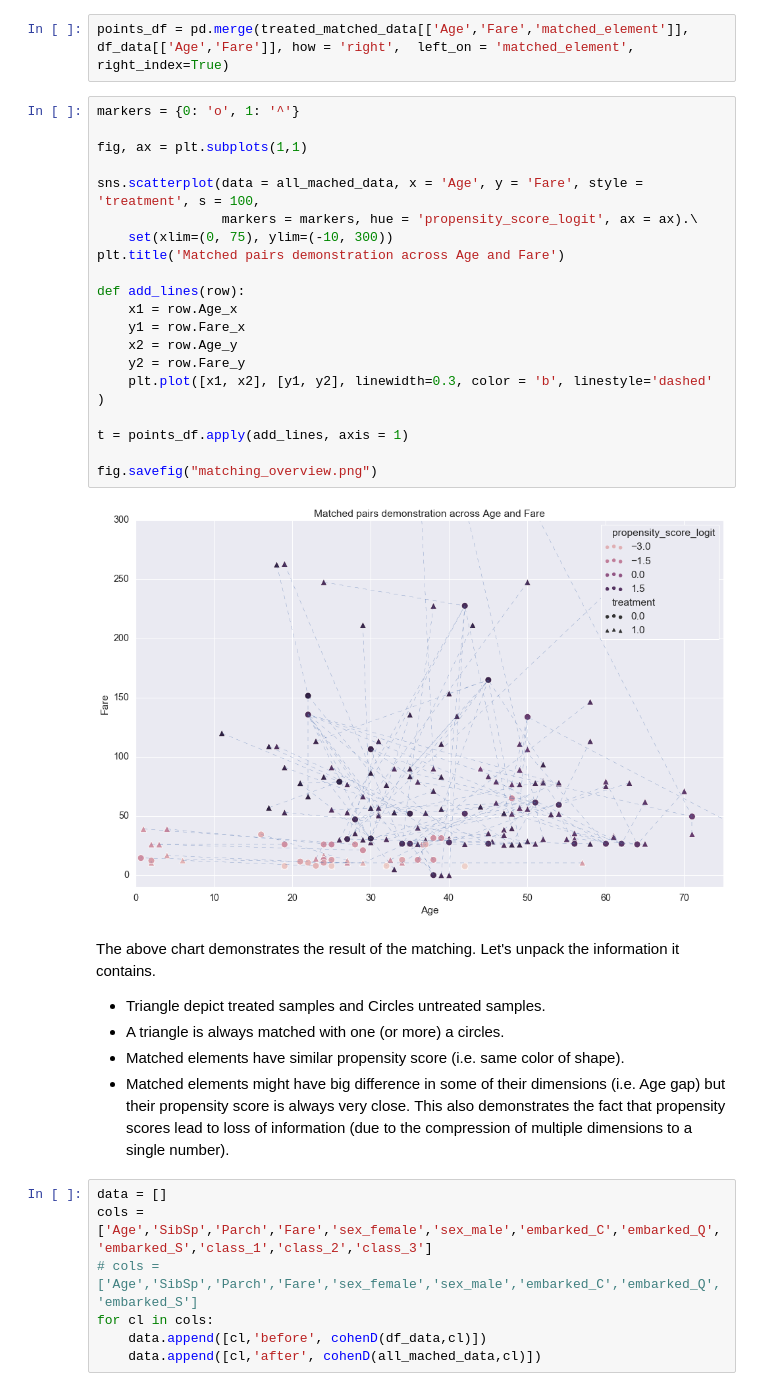
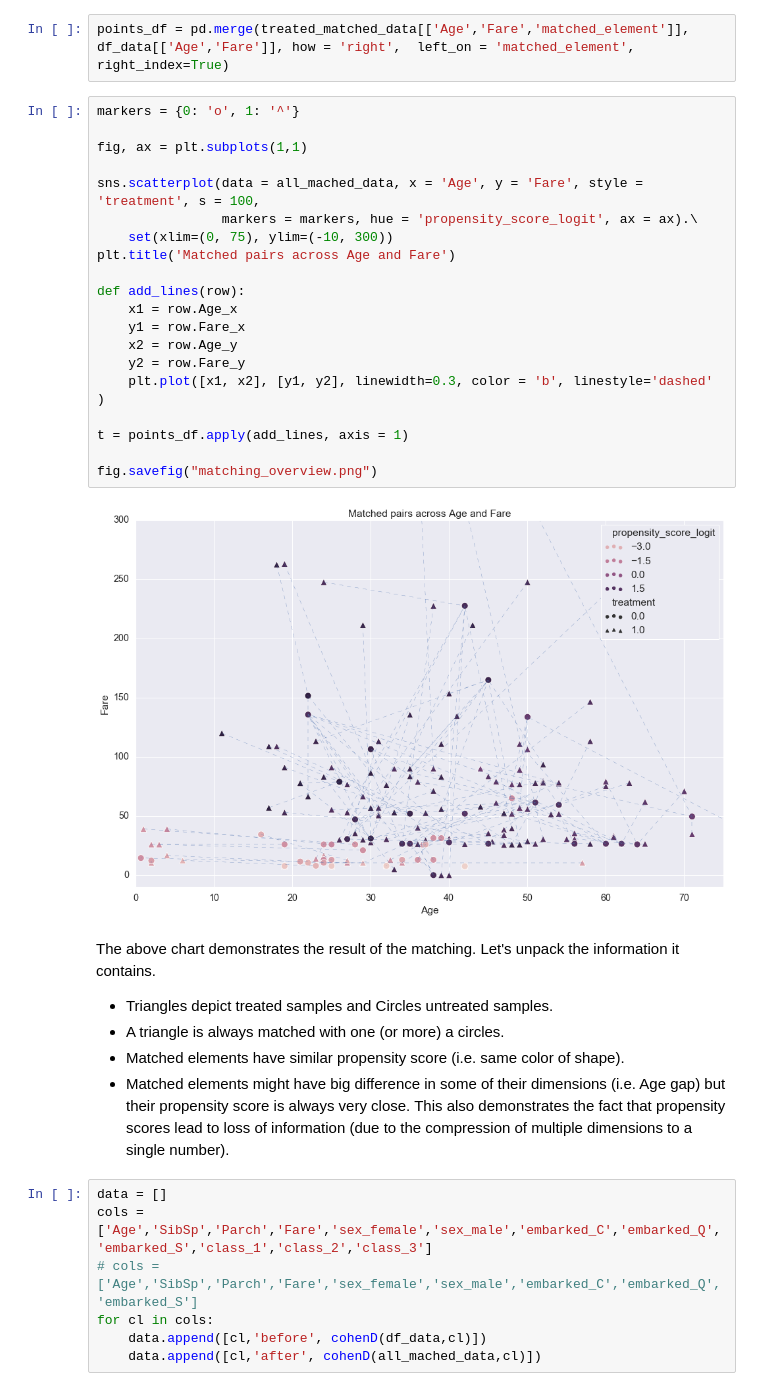
Before and after one commit to konosp/propensity-score-matching, a Jupyter notebook: propensity_score_matching_v2.ipynb, the cells around one changed output. Drawn from its saved outputs; the diff is of its cells as text.

```diff
--- a/propensity_score_matching_v2.ipynb
+++ b/propensity_score_matching_v2.ipynb
@@ -288,28 +304,28 @@ points_df = pd.merge(treated_matched_data[['Age','Fare','matched_element']], df_
 # %%
 markers = {0: 'o', 1: '^'}
 
 fig, ax = plt.subplots(1,1)
 
 sns.scatterplot(data = all_mached_data, x = 'Age', y = 'Fare', style = 'treatment', s = 100,
                 markers = markers, hue = 'propensity_score_logit', ax = ax).\
     set(xlim=(0, 75), ylim=(-10, 300))
-plt.title('Matched pairs demonstration across Age and Fare')
+plt.title('Matched pairs across Age and Fare')
 
 def add_lines(row):
     x1 = row.Age_x
     y1 = row.Fare_x
     x2 = row.Age_y
     y2 = row.Fare_y
     plt.plot([x1, x2], [y1, y2], linewidth=0.3, color = 'b', linestyle='dashed' )
 
 t = points_df.apply(add_lines, axis = 1)
 
 fig.savefig("matching_overview.png")
 # %% [output]
-[figure, old version]
+[figure, new version]
 # %% [markdown]
 The above chart demonstrates the result of the matching. Let's unpack the information it contains.
-- Triangle depict treated samples and Circles untreated samples.
+- Triangles depict treated samples and Circles untreated samples.
 - A triangle is always matched with one (or more) a circles.
 - Matched elements have similar propensity score (i.e. same color of shape).
 - Matched elements might have big difference in some of their dimensions (i.e. Age gap) but their propensity score is always very close. This also demonstrates the fact that propensity scores lead to loss of information (due to the compression of multiple dimensions to a single number).
```
Also changed, not shown: parts of 16 cells of this notebook, 4 other files.
